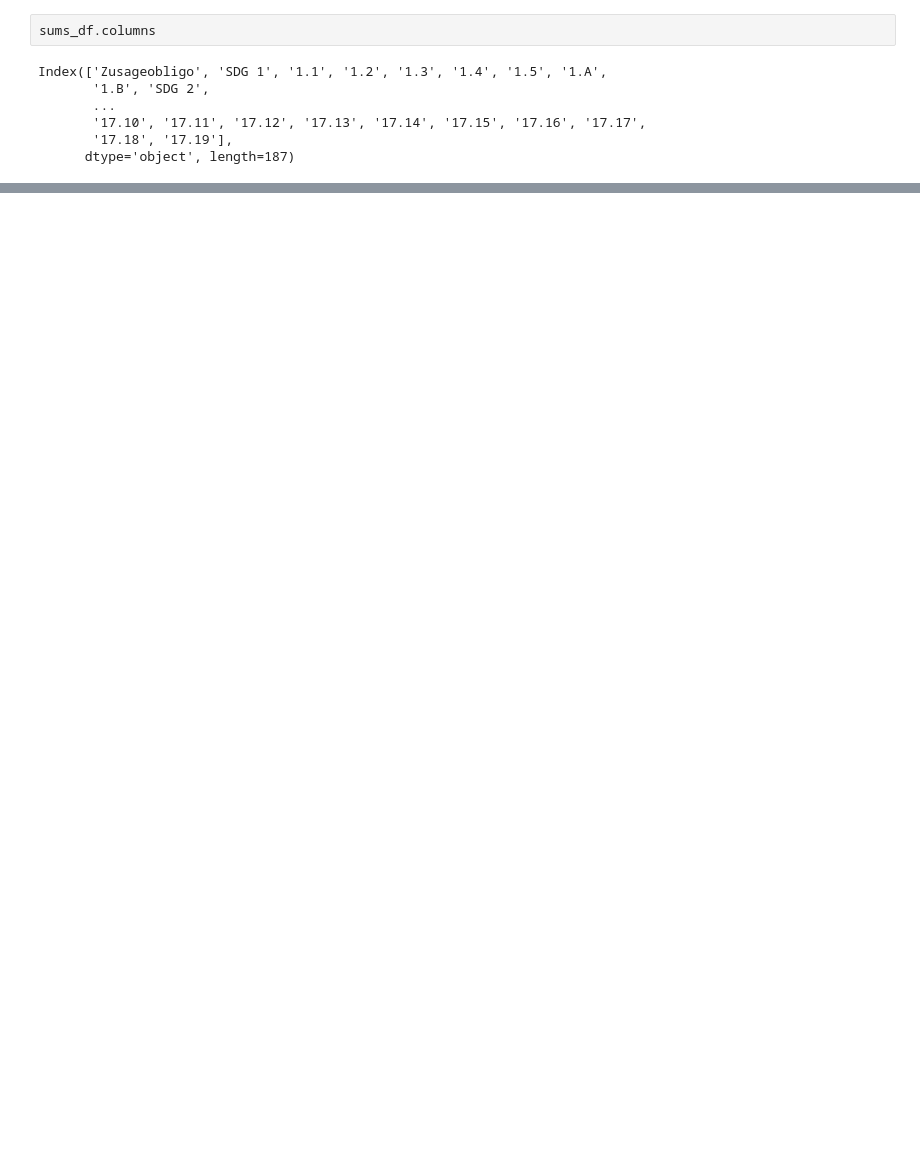
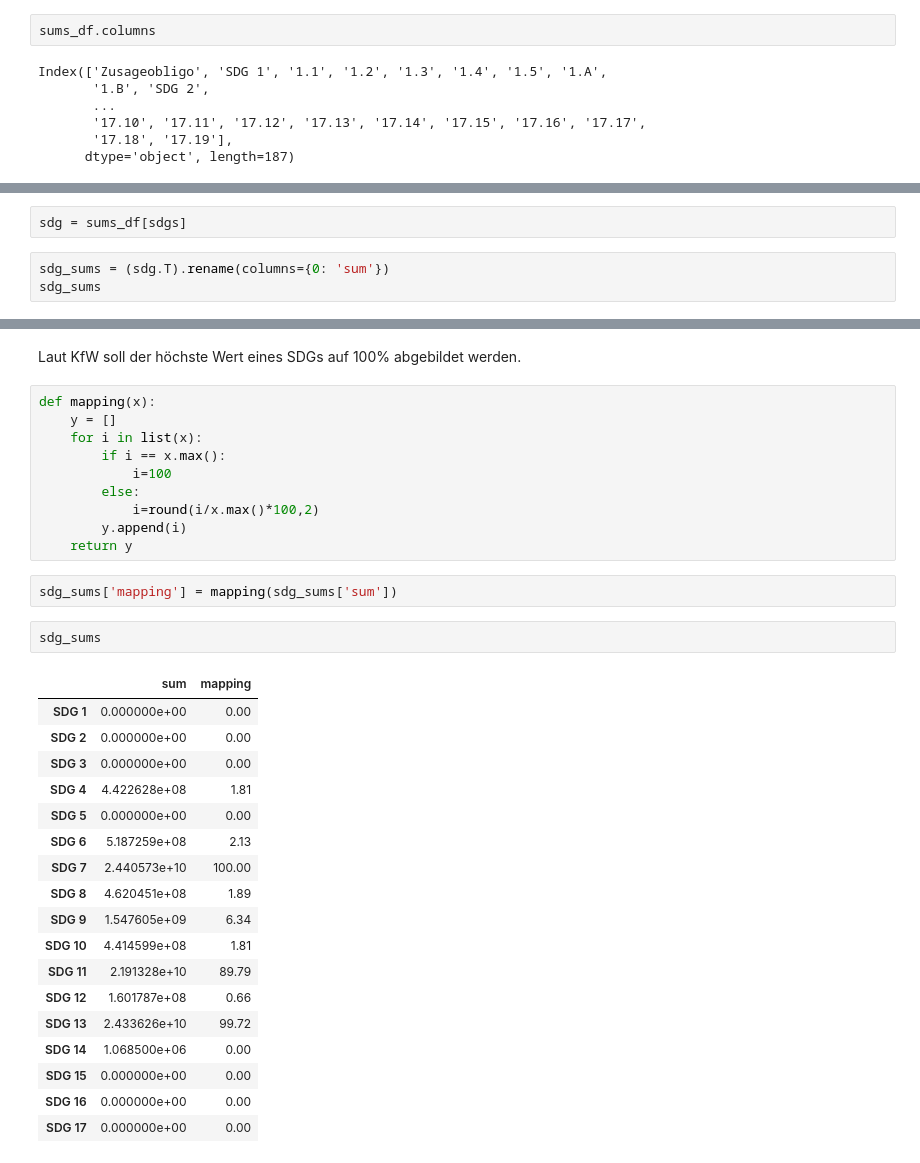
Before and after one commit to adessoAG/kfw-prototyp, a Jupyter notebook: Notebooks/Kreisradar Visualisierung.ipynb, the cells around one changed output, grey strips where cells are left out. Saved outputs shown, nothing was run; the diff lists cells and outputs as text; blank space fills up the shorter version.

```diff
--- a/Notebooks/notebook_maria.ipynb
+++ b/Notebooks/Kreisradar Visualisierung.ipynb
@@ -126,0 +106,5 @@ ratios
+# %%
+sdg = sums_df[sdgs]
+# %%
+sdg_sums = (sdg.T).rename(columns={0: 'sum'})
+sdg_sums
@@ -127 +130,36 @@ ratios
+# %% [markdown]
+Laut KfW soll der höchste Wert eines SDGs auf 100% abgebildet werden.
+# %%
+def mapping(x):
+    y = []
+    for i in list(x):
+        if i == x.max():
+            i=100
+        else:
+            i=round(i/x.max()*100,2)
+        y.append(i)
+    return y
+# %%
+sdg_sums['mapping'] = mapping(sdg_sums['sum'])
+# %%
+sdg_sums
+# %% [output]
+|  | sum | mapping |
+| SDG 1 | 0.000000e+00 | 0.00 |
+| SDG 2 | 0.000000e+00 | 0.00 |
+| SDG 3 | 0.000000e+00 | 0.00 |
+| SDG 4 | 4.422628e+08 | 1.81 |
+| SDG 5 | 0.000000e+00 | 0.00 |
+| SDG 6 | 5.187259e+08 | 2.13 |
+| SDG 7 | 2.440573e+10 | 100.00 |
+| SDG 8 | 4.620451e+08 | 1.89 |
+| SDG 9 | 1.547605e+09 | 6.34 |
+| SDG 10 | 4.414599e+08 | 1.81 |
+| SDG 11 | 2.191328e+10 | 89.79 |
+| SDG 12 | 1.601787e+08 | 0.66 |
+| SDG 13 | 2.433626e+10 | 99.72 |
+| SDG 14 | 1.068500e+06 | 0.00 |
+| SDG 15 | 0.000000e+00 | 0.00 |
+| SDG 16 | 0.000000e+00 | 0.00 |
+| SDG 17 | 0.000000e+00 | 0.00 |
 # %%
```
Also changed, not shown: parts of 20 cells of this notebook.
